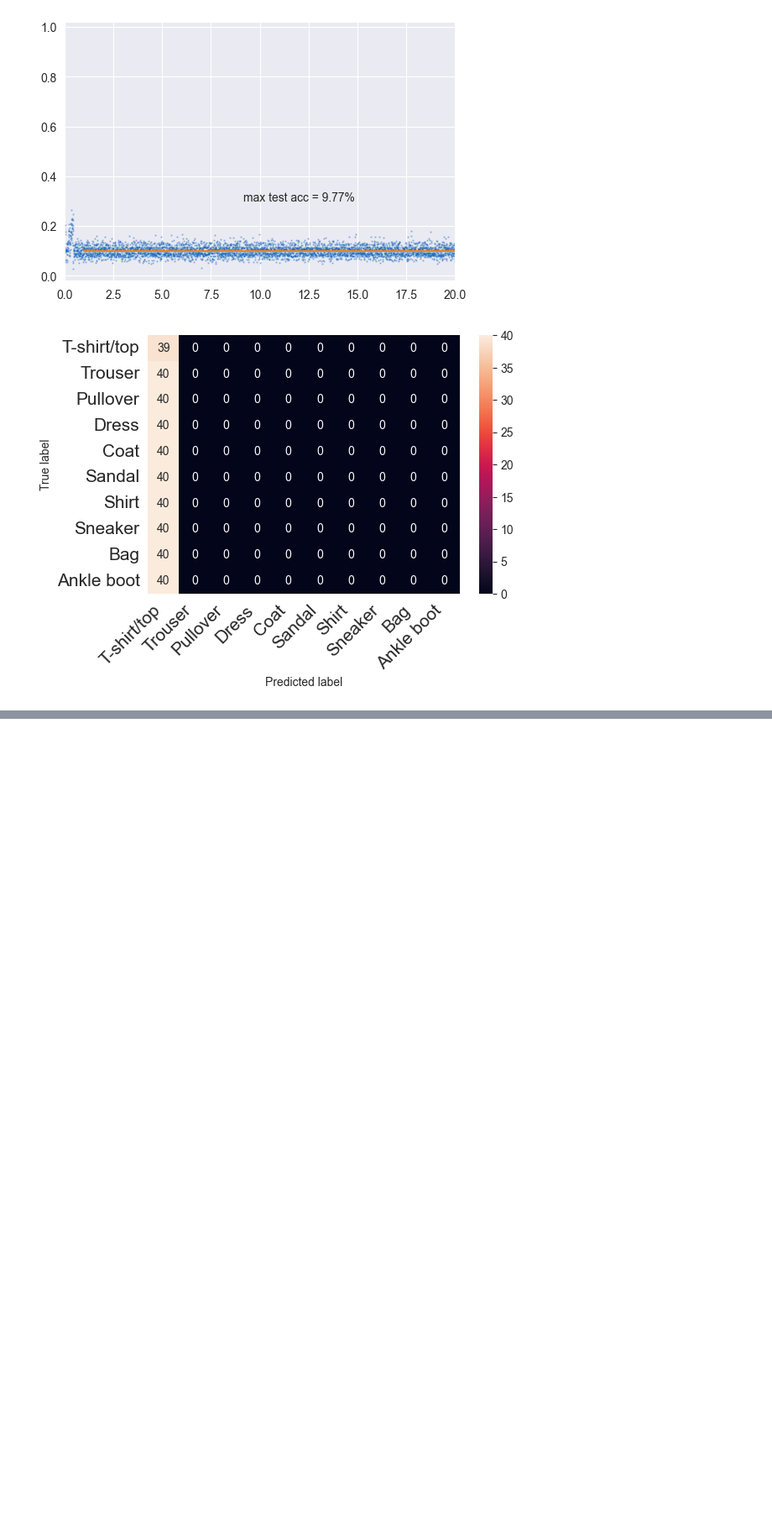
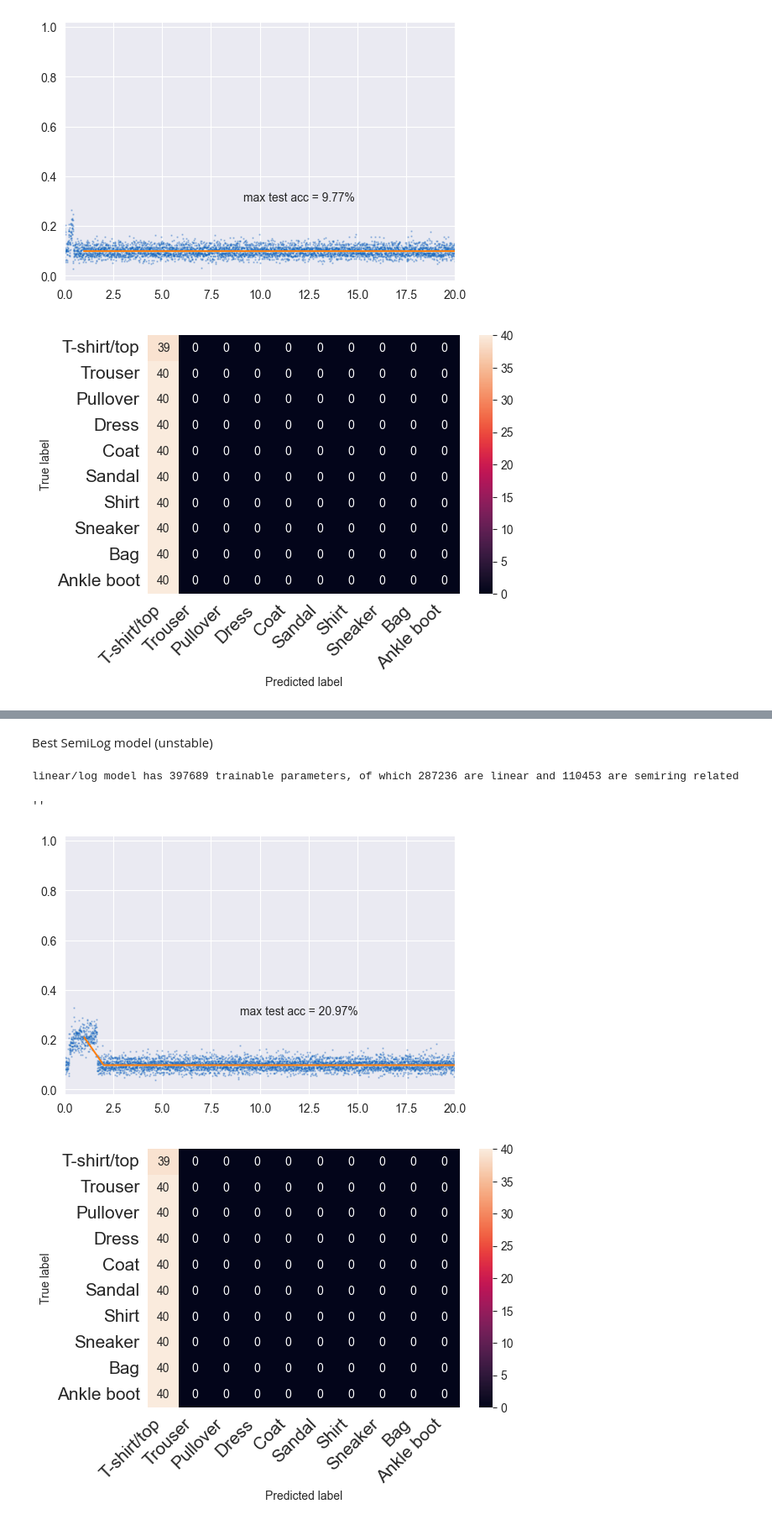
Before and after one commit to bmnsmets/semitorch, a Jupyter notebook: experiments/fullyconnected_fashion_standardized.ipynb, the cells around one changed output, grey strips where cells are left out. Shown at 84% size. Cells and saved outputs as stored; diff of their text form; code cells hidden in the pictures; blank space fills up the shorter version.

Commit message:
Introduce semilog model

```diff
--- a/experiments/fullyconnected_fashion_standardized.ipynb
+++ b/experiments/fullyconnected_fashion_standardized.ipynb
@@ -65,7 +66,8 @@ class Model(nn.Module):
             model_name: str,
             layer_norm: bool = False,
             skip_connections: bool = False,
-            k: float = None
+            k: float = None,
+            mu: float = None,
     ) -> None:
         super().__init__()
         self.name = model_name
@@ -116,6 +118,19 @@ class Model(nn.Module):
                 nn.Linear(150 + (250 if self.skip_connections else 0), 100),
                 MinPlus(100, 50, k=k),
             )
+        elif model_name == "linear/log":
+            self.backbone_1 = nn.Sequential(
+                nn.Linear(8 * 7 * 7, 300),
+                SemiLog(300, 250, mu=mu),
+            )
+            self.backbone_2 = nn.Sequential(
+                nn.Linear(250 + (8 * 7 * 7 if self.skip_connections else 0), 200),
+                SemiLog(200, 150, mu=mu),
+            )
+            self.backbone_3 = nn.Sequential(
+                nn.Linear(150 + (250 if self.skip_connections else 0), 100),
+                SemiLog(100, 50, mu=mu),
+            )
         else:
             raise RuntimeError(f"Unknown model ({model_name})")
 
@@ -772,0 +959,51 @@ linear/minplus model has 294286 trainable parameters, of which 183836 are linear
+# %% [markdown]
+Best SemiLog model (unstable)
+# %%
+best_semilog_model = Model("linear/log", layer_norm=False, skip_connections=True, mu=0.9806047294630981).to(device)
+
+print(f"{best_semilog_model.name} model has {count_parameters(best_semilog_model.parameters())} trainable parameters, "
+      f"of which {count_parameters(nonsemilog_parameters(best_semilog_model))} are linear "
+      f"and {count_parameters(semilog_parameters(best_semilog_model))} are semiring related")
+
+best_semilog_linear_optimizer = torch.optim.AdamW(nonsemilog_parameters(best_semilog_model), lr=0.002191529436858294, weight_decay=0.01)
+best_semilog_linear_scheduler = torch.optim.lr_scheduler.OneCycleLR(
+    best_semilog_linear_optimizer,
+    max_lr=0.002191529436858294,
+    anneal_strategy="linear",
+    pct_start=0.3,
+    three_phase=True,
+    final_div_factor=1000.0,
+    div_factor=10.0,
+    steps_per_epoch=len(fmnist_trainloader),
+    epochs=20,
+)
+best_semilog_semiring_optimizer = torch.optim.SGD(semilog_parameters(best_semilog_model), lr=0.003919415236791664)
+best_semilog_semiring_scheduler = torch.optim.lr_scheduler.OneCycleLR(
+    best_semilog_semiring_optimizer,
+    max_lr=0.003919415236791664,
+    anneal_strategy="linear",
+    pct_start=0.3,
+    three_phase=True,
+    final_div_factor=1000.0,
+    div_factor=10.0,
+    steps_per_epoch=len(fmnist_trainloader),
+    epochs=20,
+)
+
+best_semilog_optimizers = [best_semilog_linear_optimizer, best_semilog_semiring_optimizer]
+best_semilog_schedulers = [best_semilog_linear_scheduler]
+
+train(
+    best_semilog_model,
+    fmnist_trainloader,
+    fmnist_testloader,
+    best_semilog_optimizers,
+    best_semilog_schedulers,
+    nn.CrossEntropyLoss(),
+    20,
+)
+# %% [output]
+linear/log model has 397689 trainable parameters, of which 287236 are linear and 110453 are semiring related
+''
+[figure, added]
+[figure, added]
```
Also changed, not shown: parts of 19 cells of this notebook, 5 other files.
